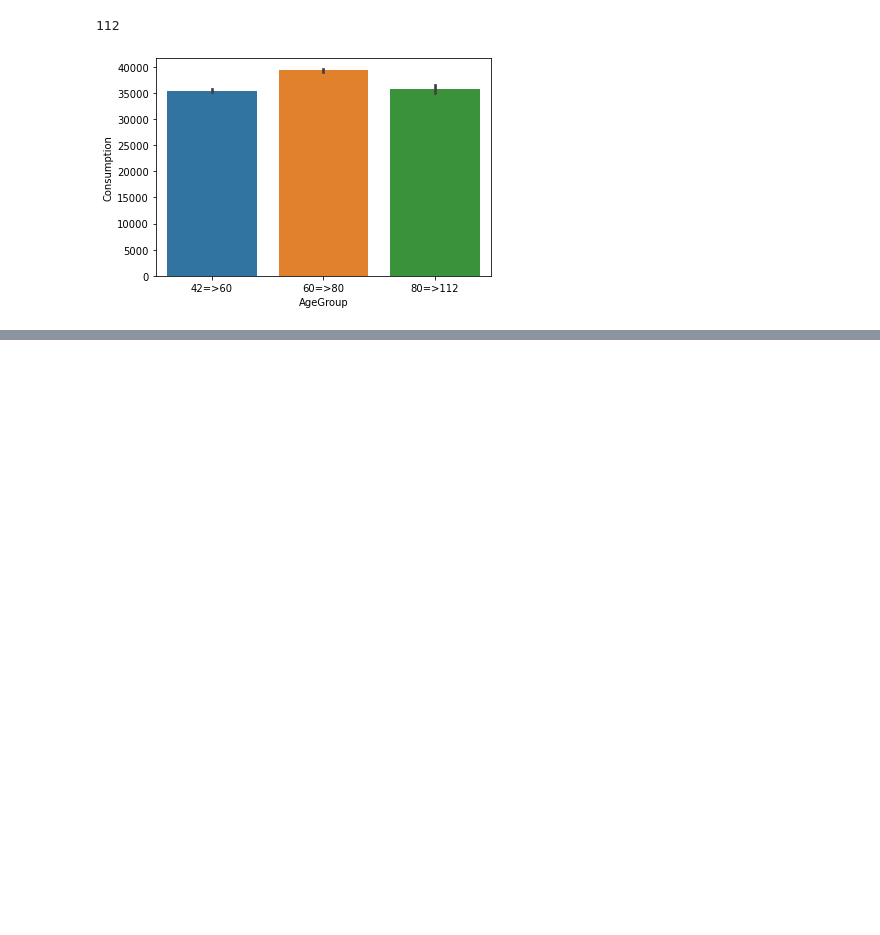
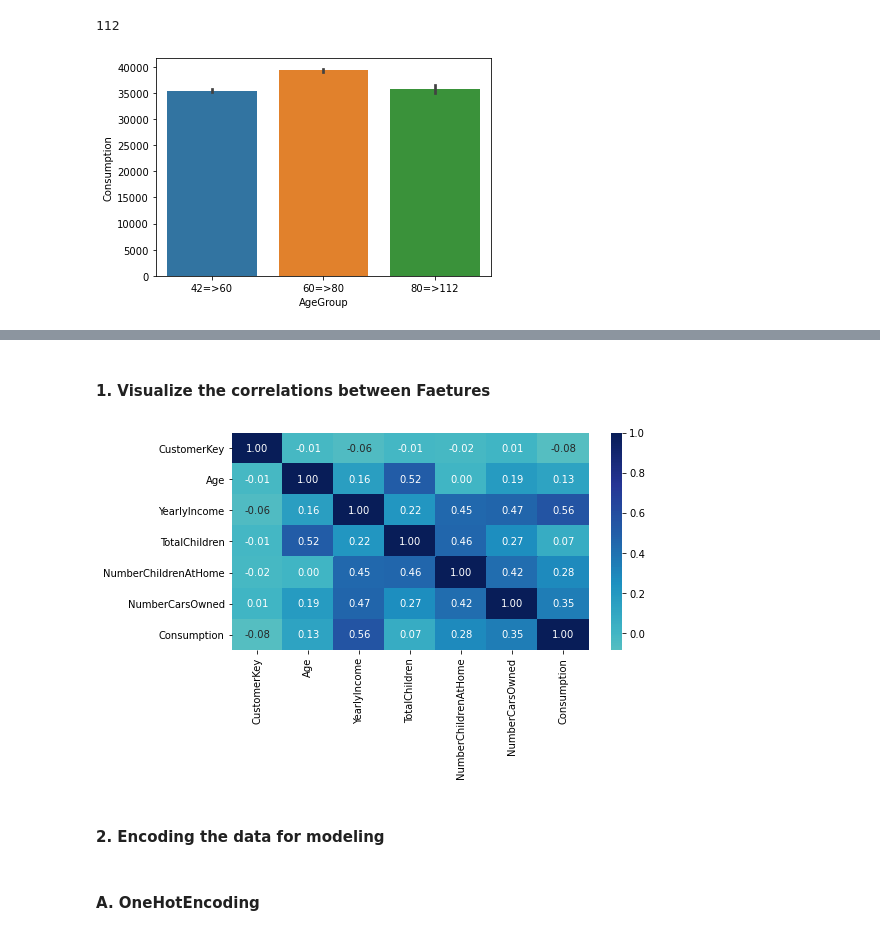
Before and after one commit to abdullah2297/ContosoRetailDWH-w--Python, a Jupyter notebook: ConnDB-CustomerAnaysis-Notebook.ipynb, the cells around one changed output, grey strips where cells are left out. Drawn from its saved outputs; the diff is of its cells as text; code cells hidden in the pictures; blank space fills up the shorter version.

Commit message:
data preprocessing and data modelling

```diff
--- a/ConnDB-CustomerAnaysis-Notebook.ipynb
+++ b/ConnDB-CustomerAnaysis-Notebook.ipynb
@@ -359,0 +391,10 @@ plt.show()
+# %% [markdown]
+#### 1. Visualize the correlations between Faetures
+# %%
+plt.figure(figsize=(8,4))
+sns.heatmap(customer_data.corr(), annot=True, center=0, fmt='.2f', cmap = 'YlGnBu')
+plt.show()
+# %% [output]
+[figure, added]
+# %% [markdown]
+ #### 2. Encoding the data for modeling
@@ -359,0 +408,2 @@ plt.show()
+# %% [markdown]
+#### A. OneHotEncoding
```
Also changed, not shown: parts of 69 cells of this notebook, 1 other file.
